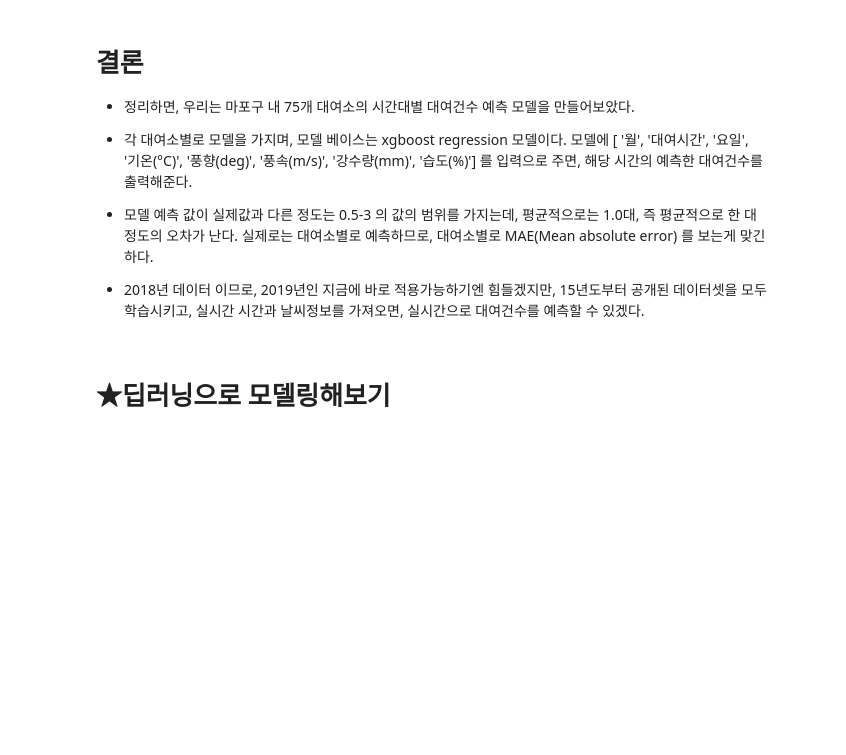
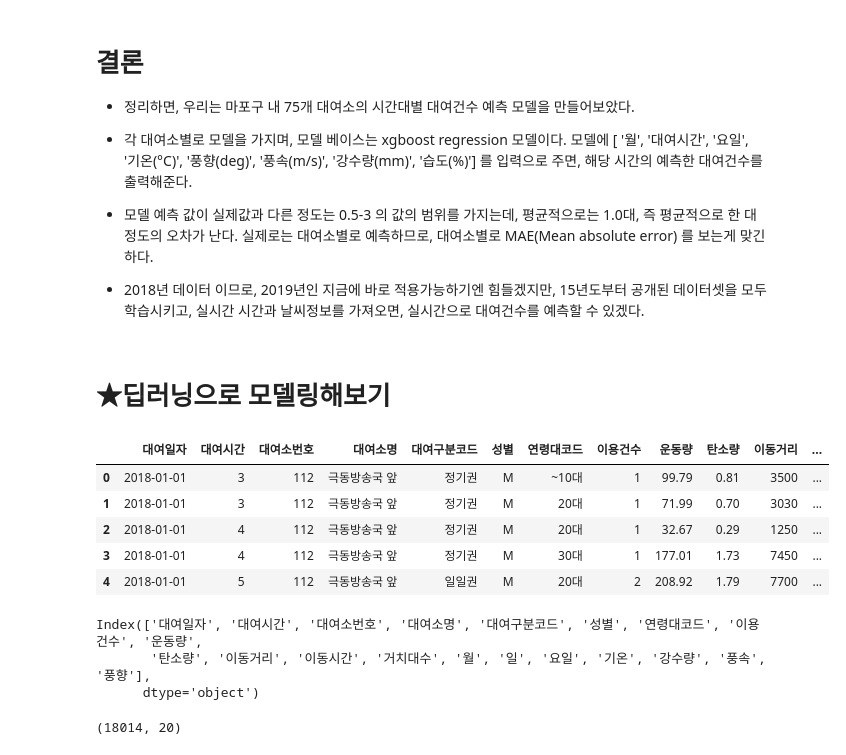
Before and after one commit to hyo250/gittest, a Jupyter notebook: Dacon_2018_대여소별_따릉이_대여건수_예측.ipynb, the cells around one changed output. Drawn from its saved outputs; the diff is of its cells as text; code cells hidden in the pictures; blank space fills up the shorter version.

```diff
--- a/Dacon_2018_대여소별_따릉이_대여건수_예측.ipynb
+++ b/Dacon_2018_대여소별_따릉이_대여건수_예측.ipynb
@@ -640,3 +644,23 @@ plt.show()
 15년도부터 공개된 데이터셋을 모두 학습시키고, 실시간 시간과 날씨정보를 가져오면, 실시간으로 대여건수를 예측할 수 있겠다.
 # %% [markdown]
 # ★딥러닝으로 모델링해보기
+# %%
+df0=pd.read_csv('./따릉이/2018 마포구 날씨와 따릉이.csv', encoding='cp949')
+df0.head()
+# %% [output]
+|  | 대여일자 | 대여시간 | 대여소번호 | 대여소명 | 대여구분코드 | 성별 | 연령대코드 | 이용건수 | 운동량 | 탄소량 | 이동거리 | ... |
+| 0 | 2018-01-01 | 3 | 112 | 극동방송국 앞 | 정기권 | M | ~10대 | 1 | 99.79 | 0.81 | 3500 | ... |
+| 1 | 2018-01-01 | 3 | 112 | 극동방송국 앞 | 정기권 | M | 20대 | 1 | 71.99 | 0.70 | 3030 | ... |
+| 2 | 2018-01-01 | 4 | 112 | 극동방송국 앞 | 정기권 | M | 20대 | 1 | 32.67 | 0.29 | 1250 | ... |
+| 3 | 2018-01-01 | 4 | 112 | 극동방송국 앞 | 정기권 | M | 30대 | 1 | 177.01 | 1.73 | 7450 | ... |
+| 4 | 2018-01-01 | 5 | 112 | 극동방송국 앞 | 일일권 | M | 20대 | 2 | 208.92 | 1.79 | 7700 | ... |
+# %%
+df0.columns
+# %% [output]
+Index(['대여일자', '대여시간', '대여소번호', '대여소명', '대여구분코드', '성별', '연령대코드', '이용건수', '운동량',
+       '탄소량', '이동거리', '이동시간', '거치대수', '월', '일', '요일', '기온', '강수량', '풍속', '풍향'],
+      dtype='object')
+# %%
+df0.shape
+# %% [output]
+(18014, 20)
```
Also changed, not shown: parts of 21 cells of this notebook.
